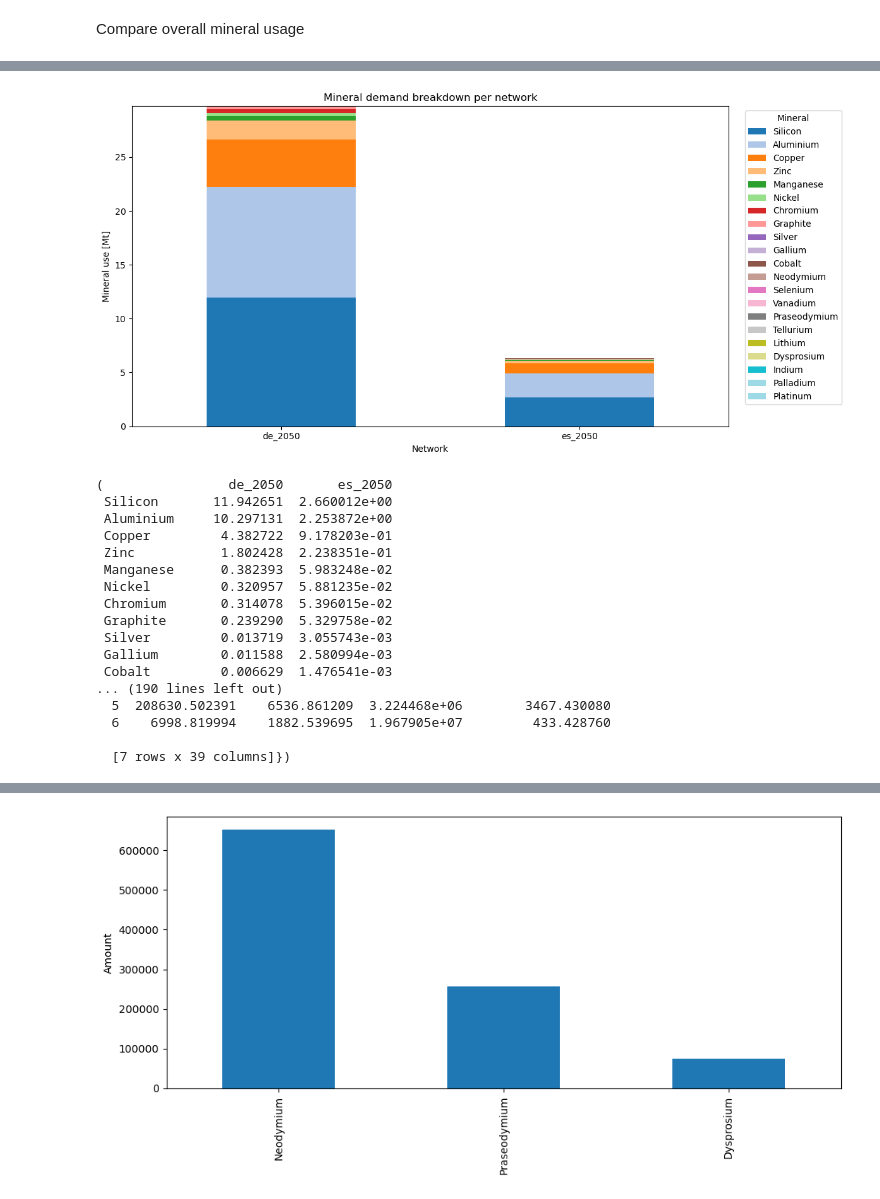
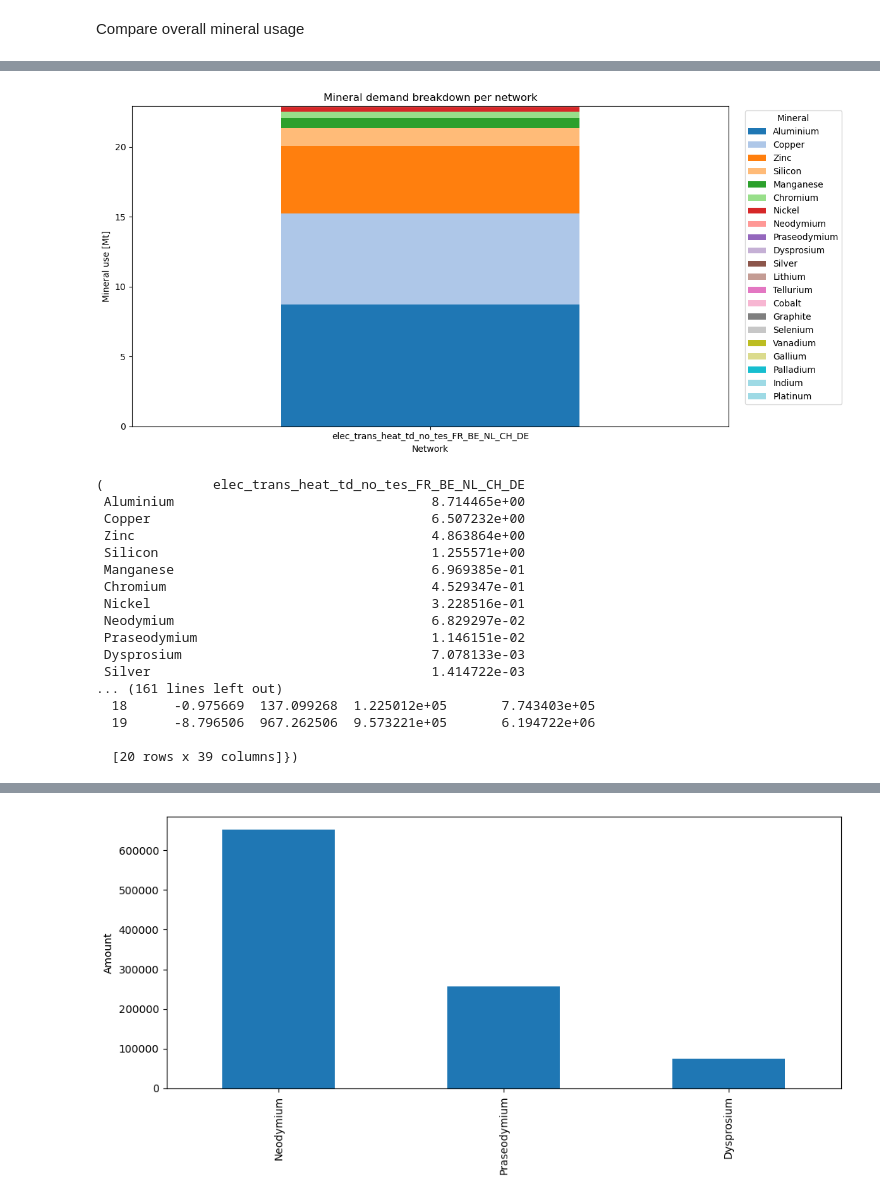
Before and after one commit to ayshaC/pypsa-eur, a Jupyter notebook: analysis/mineral_analysis.ipynb, the cells around one changed output, grey strips where cells are left out. Cells and saved outputs as stored; diff of their text form; code cells hidden in the pictures.

Commit message:
chart updates

```diff
--- a/analysis/mineral_analysis.ipynb
+++ b/analysis/mineral_analysis.ipynb
@@ -85,7 +65,7 @@ def compute_mineral_usage(
     # 6) compute absolute mineral use per row: intensity * capacity
     # Note: intensity units must match this multiplication. Adjust conversion factor as needed.
     df = df.rename(columns={'capacity': 'carrier capacity'})
-    df['Sub tech capacity'] = df['carrier capacity'].mul(df['Market share 2040'], axis=0)
+    df['Sub tech capacity'] = df['carrier capacity'].mul(df['Market share current'], axis=0)
     df[minerals] = df[minerals].mul(df['Sub tech capacity'], axis=0)
 
 
@@ -1021,15 +1003,37 @@ def plot_mineral_to_tech_sankey(
 ### Load networks
 # %%
 # load networks
-de_2050_elec = {'name': 'de_2050_elec', 'folder': 'de-overnight/elec-only', 'year': 2050, 'clusters': 5}
-es_2050_elec = {'name': 'es_2050_elec', 'folder': 'es-overnight/elec-only', 'year': 2050, 'clusters': 5}
-de_2050_elec_td = {'name': 'de_2050_elec_td', 'folder': 'de-overnight/elec-only-td', 'year': 2050, 'clusters': 5}
-es_2050_elec_td = {'name': 'es_2050_elec_td', 'folder': 'es-overnight/elec-only-td', 'year': 2050, 'clusters': 5}
+de_2050_elec = {'name': 'de_2050_elec', 'type':'results', 'folder': 'de-overnight/elec-only', 'year': 2050, 'clusters': 5}
+es_2050_elec = {'name': 'es_2050_elec', 'type':'results', 'folder': 'es-overnight/elec-only', 'year': 2050, 'clusters': 5}
+de_2050_elec_td = {'name': 'de_2050_elec_td', 'type':'results', 'folder': 'de-overnight/elec-only-td', 'year': 2050, 'clusters': 5}
+es_2050_elec_td = {'name': 'es_2050_elec_td', 'type':'results', 'folder': 'es-overnight/elec-only-td', 'year': 2050, 'clusters': 5}
+elec_trans_heat_td_FR_BE_NL_CH_DE = {'name': 'elec_trans_heat_td_FR_BE_NL_CH_DE', 'type':'build/cluster', 'folder': 'eu-overnight/elec_trans_heat_td_FR_BE_NL_CH_DE_2013_24h', 'year': 2050, 'clusters': 5}
+elec_trans_heat_td_no_tes_FR_BE_NL_CH_DE = {'name': 'elec_trans_heat_td_no_tes_FR_BE_NL_CH_DE', 'type':'build/cluster', 'folder': 'eu-overnight/elec_trans_heat_td_no_tes_FR_BE_NL_CH_DE_2050_24h', 'year': 2050, 'clusters': 5}
+elec_only_FR_BE_NL_CH_DE = {'name': 'elec_only_FR_BE_NL_CH_DE', 'type':'build/cluster', 'folder': 'eu-overnight/elec_only_FR_BE_NL_CH_01-01-03-01', 'year': 2050, 'clusters': 10}
+elec_trans_heat_td_no_tes_EU_2050 = {'name': 'elec_trans_heat_td_no_tes_EU_2050', 'type':'build/cluster', 'folder': 'eu-overnight/elec_trans_heat_td_no_tes_EU_2050_24h', 'year': 2050, 'clusters': 40}
+elec_trans_heat_td_no_tes_batt_h2_EU_2050 = {'name': 'elec_trans_heat_td_no_tes_batt_h2_EU_2050', 'type':'build/cluster', 'folder': 'eu-overnight/elec_trans_heat_td_no_tes_batt_h2_EU_2050_24h', 'year': 2050, 'clusters': 40}
+elec_trans_heat_td_no_tes_batt_h2_sectors_EU_2050_24h = {'name': 'elec_trans_heat_td_no_tes_batt_h2_sectors_EU_2050_24h', 'type':'build/cluster', 'folder': 'eu-overnight/elec_trans_heat_td_no_tes_batt_h2_sectors_EU_2050_24h', 'year': 2050, 'clusters': 40}
+elec_trans_heat_td_no_tes_batt_h2_sectors_all_EU_2050_24h = {'name': 'elec_trans_heat_td_no_tes_batt_h2_sectors_all_EU_2050_24h', 'type':'build/cluster', 'folder': 'eu-overnight/elec_trans_heat_td_no_tes_batt_h2_sectors_all_EU_2050_24h', 'year': 2050, 'clusters': 40}
+elec_trans_heat_td_no_tes_batt_h2_network_sectors_all_EU_2050_24h = {'name': 'elec_trans_heat_td_no_tes_batt_h2_network_sectors_all_EU_2050_24h', 'type':'build/cluster', 'folder': 'eu-overnight/elec_trans_heat_td_no_tes_batt_h2_network_sectors_all_EU_2050_24h', 'year': 2050, 'clusters': 40}
+elec_trans_heat_td_no_tes_batt_h2_network_nuclear_sectors_EU_2040_24h = {'name': 'elec_trans_heat_td_no_tes_batt_h2_network_nuclear_sectors_EU_2040_24h', 'type':'build/cluster', 'folder': 'eu-overnight/elec_trans_heat_td_no_tes_batt_h2_network_nuclear_sectors_EU_2040_24h', 'year': 2040, 'clusters': 40}
+elec_trans_heat_td_no_tes_batt_h2_network_nuclear_no_methanation_sectors_EU_2040_24h = {'name': 'elec_trans_heat_td_no_tes_batt_h2_network_nuclear_no_methanation_sectors_EU_2040_24h', 'type':'build/cluster', 'folder': 'eu-overnight/elec_trans_heat_td_no_tes_batt_h2_network_nuclear_no_methanation_sectors_EU_2040_24h', 'year': 2040, 'clusters': 40}
+elec_trans_heat_td_no_tes_batt_h2_network_nuclear_no_dacsectors_EU_2040_24h = {'name': 'elec_trans_heat_td_no_tes_batt_h2_network_nuclear_no_dacsectors_EU_2040_24h', 'type':'build/cluster', 'folder': 'eu-overnight/elec_trans_heat_td_no_tes_batt_h2_network_nuclear_no_dacsectors_EU_2040_24h', 'year': 2040, 'clusters': 40}
 
-scenarios = [de_2050_elec, es_2050_elec, de_2050_elec_td, es_2050_elec_td]
 
-n = {s['name']: pypsa.Network(f'../results/{s['folder']}/networks/base_s_{s['clusters']}___{s['year']}.nc') for s in scenarios}
+scenarios = [de_2050_elec, es_2050_elec, de_2050_elec_td, es_2050_elec_td, elec_trans_heat_td_FR_BE_NL_CH_DE,
+             elec_trans_heat_td_no_tes_FR_BE_NL_CH_DE, elec_only_FR_BE_NL_CH_DE, elec_trans_heat_td_no_tes_EU_2050,
+             elec_trans_heat_td_no_tes_batt_h2_EU_2050, elec_trans_heat_td_no_tes_batt_h2_sectors_EU_2050_24h,
+             elec_trans_heat_td_no_tes_batt_h2_sectors_EU_2040_24h, elec_trans_heat_td_no_tes_batt_h2_sectors_all_EU_2050_24h,
+             elec_trans_heat_td_no_tes_batt_h2_network_sectors_all_EU_2050_24h, elec_trans_heat_td_no_tes_batt_h2_network_nuclear_sectors_EU_2040_24h,
+             elec_trans_heat_td_no_tes_batt_h2_network_nuclear_no_methanation_sectors_EU_2040_24h, elec_trans_heat_td_no_tes_batt_h2_network_nuclear_no_dacsectors_EU_2040_24h]
+
+
+n = {s['name']: pypsa.Network(f'../{s['type']}/{s['folder']}/networks/base_s_{s['clusters']}___{s['year']}.nc') for s in scenarios}
+stats = {s['name']: n[s['name']].statistics for s in scenarios}
 # n_base = pypsa.Network('../resources/eur-test-overnight/0/networks/base_s_40___2030.nc')
 
-sample = "de_2050_elec"
+sample1 = "elec_trans_heat_td_no_tes_batt_h2_network_nuclear_sectors_EU_2040_24h"
+sample2 = "elec_trans_heat_td_no_tes_batt_h2_network_nuclear_no_methanation_sectors_EU_2040_24h"
+sample3 = "elec_trans_heat_td_no_tes_batt_h2_network_nuclear_no_dacsectors_EU_2040_24h"
+sample_no_sectors = "elec_trans_heat_td_no_tes_batt_h2_EU_2050"
 # %% [output]
@@ -1191,21 +1488,21 @@ Compare overall mineral usage
 # %%
-compare_networks(["de_2050", "es_2050"], n, minerals, tech_scenarios, mineral_intensities)
+compare_networks(["elec_trans_heat_td_no_tes_FR_BE_NL_CH_DE"], n, minerals, tech_scenarios, mineral_intensities)
 # %% [output]
-[figure, old version]
+[figure, new version]
-(                de_2050       es_2050
- Silicon       11.942651  2.660012e+00
- Aluminium     10.297131  2.253872e+00
- Copper         4.382722  9.178203e-01
- Zinc           1.802428  2.238351e-01
- Manganese      0.382393  5.983248e-02
- Nickel         0.320957  5.881235e-02
- Chromium       0.314078  5.396015e-02
- Graphite       0.239290  5.329758e-02
- Silver         0.013719  3.055743e-03
- Gallium        0.011588  2.580994e-03
- Cobalt         0.006629  1.476541e-03
-... (190 lines left out)
-  5  208630.502391    6536.861209  3.224468e+06        3467.430080
-  6    6998.819994    1882.539695  1.967905e+07         433.428760
+(              elec_trans_heat_td_no_tes_FR_BE_NL_CH_DE
+ Aluminium                                 8.714465e+00
+ Copper                                    6.507232e+00
+ Zinc                                      4.863864e+00
+ Silicon                                   1.255571e+00
+ Manganese                                 6.969385e-01
+ Chromium                                  4.529347e-01
+ Nickel                                    3.228516e-01
+ Neodymium                                 6.829297e-02
+ Praseodymium                              1.146151e-02
+ Dysprosium                                7.078133e-03
+ Silver                                    1.414722e-03
+... (161 lines left out)
+  18      -0.975669  137.099268  1.225012e+05       7.743403e+05
+  19      -8.796506  967.262506  9.573221e+05       6.194722e+06
 
-  [7 rows x 39 columns]})
+  [20 rows x 39 columns]})
```
Also changed, not shown: parts of 61 cells of this notebook.
